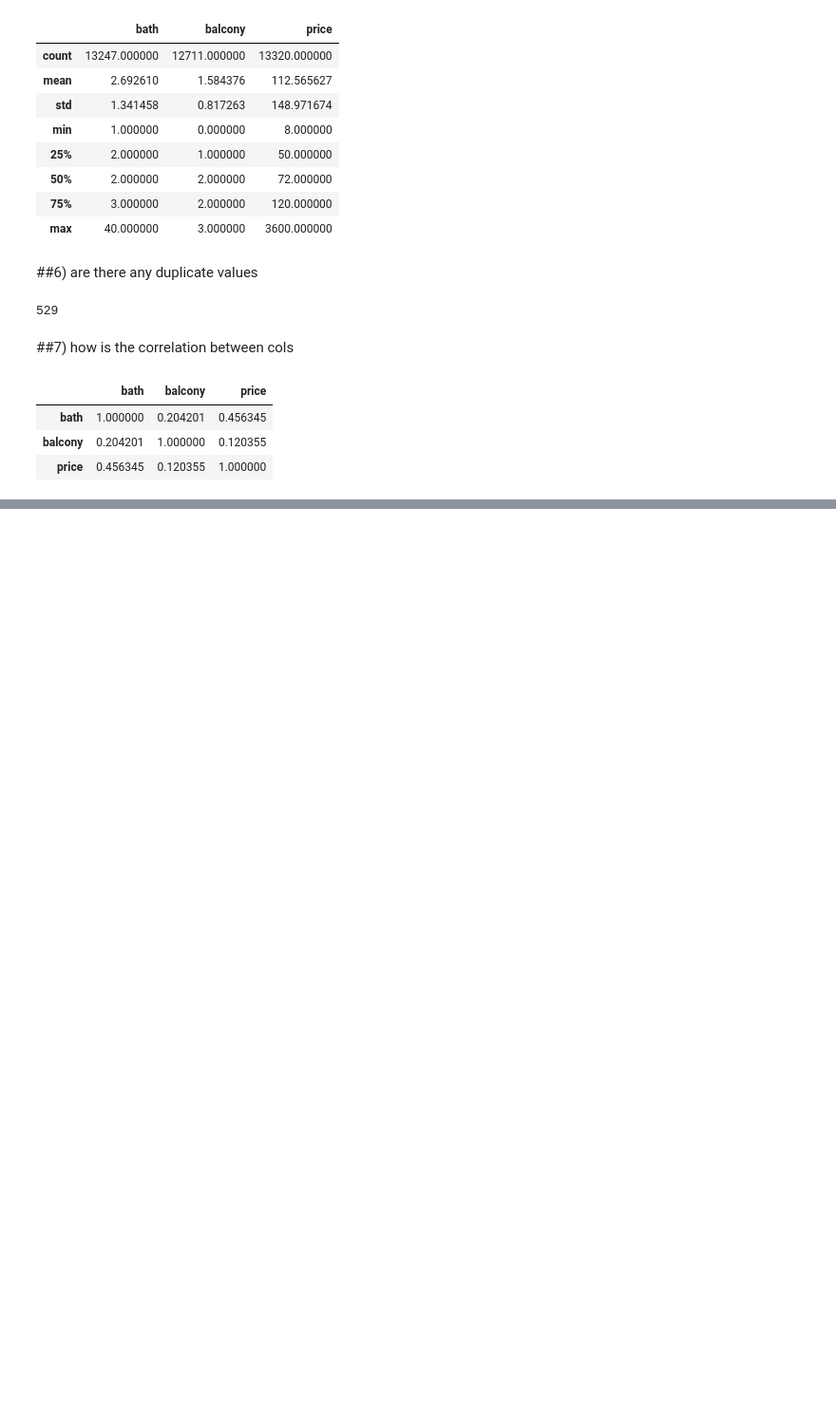
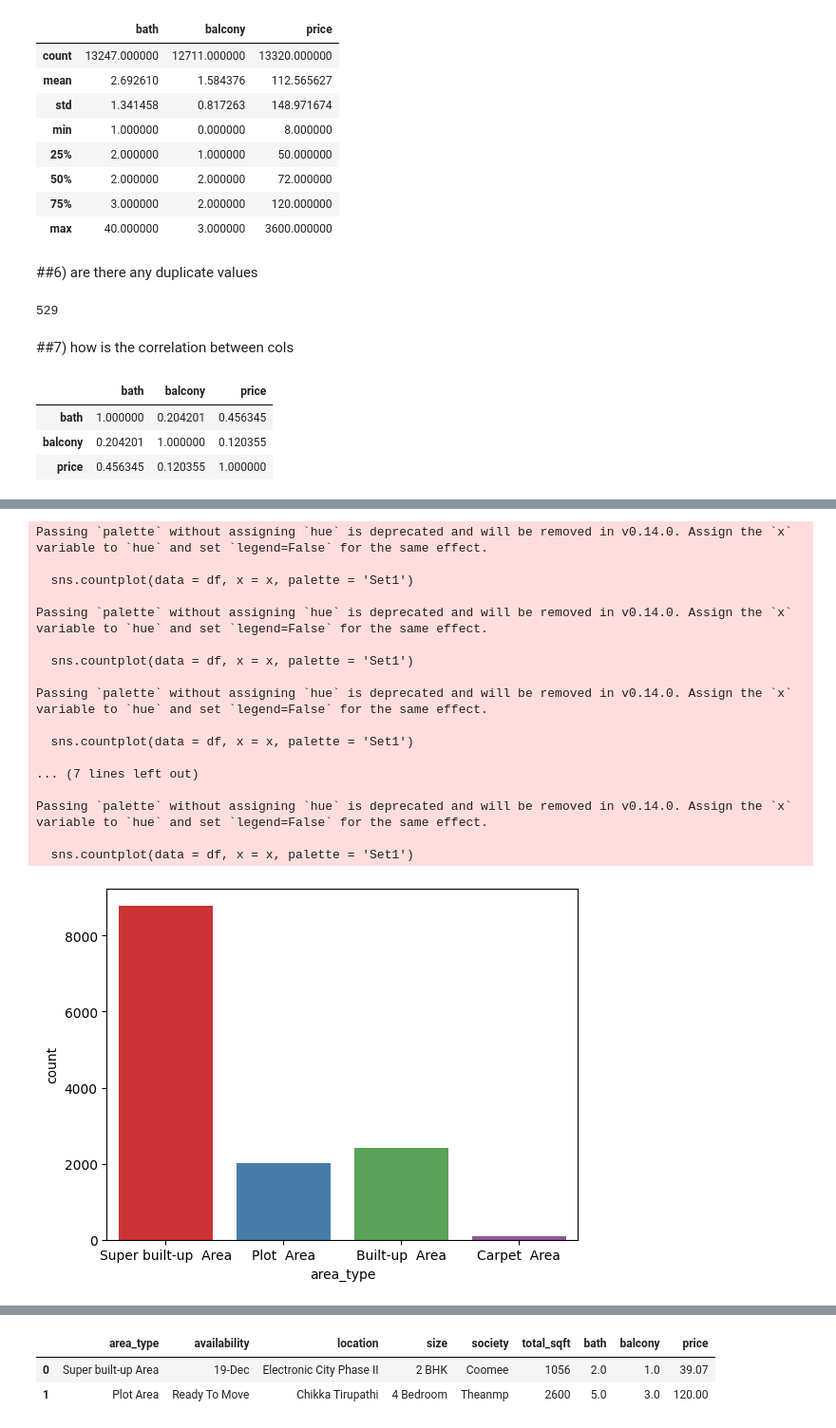
Before and after one commit to birusolankar/Machine-Learning, a Jupyter notebook: understanding_data.ipynb, the cells around one changed output, grey strips where cells are left out. Shown at 95% size. Drawn from its saved outputs; the diff is of its cells as text; code cells hidden in the pictures; blank space fills up the shorter version.

```diff
--- a/understanding_data.ipynb
+++ b/understanding_data.ipynb
@@ -124,0 +150,3 @@ df.corr()
+# %%
+# COUNTPLOT
+categorical_columns = ['area_type', 'availability', 'location', 'size', 'society', 'total_sqft']
@@ -124,0 +191,25 @@ df.corr()
+# %%
+for x in categorical_columns:
+  plt.figure()
+  sns.countplot(data = df, x = x, palette = 'Set1')
+  plt.xlabel(x)
+  plt.ylabel('count')
+# %% [output]
+Passing `palette` without assigning `hue` is deprecated and will be removed in v0.14.0. Assign the `x` variable to `hue` and set `legend=False` for the same effect.
+
+  sns.countplot(data = df, x = x, palette = 'Set1')
+
+Passing `palette` without assigning `hue` is deprecated and will be removed in v0.14.0. Assign the `x` variable to `hue` and set `legend=False` for the same effect.
+
+  sns.countplot(data = df, x = x, palette = 'Set1')
+
+Passing `palette` without assigning `hue` is deprecated and will be removed in v0.14.0. Assign the `x` variable to `hue` and set `legend=False` for the same effect.
+
+  sns.countplot(data = df, x = x, palette = 'Set1')
+
+... (7 lines left out)
+
+Passing `palette` without assigning `hue` is deprecated and will be removed in v0.14.0. Assign the `x` variable to `hue` and set `legend=False` for the same effect.
+
+  sns.countplot(data = df, x = x, palette = 'Set1')
+[figure, added]
@@ -124,0 +221,6 @@ df.corr()
+# %%
+df.head(2)
+# %% [output]
+|  | area_type | availability | location | size | society | total_sqft | bath | balcony | price |
+| 0 | Super built-up Area | 19-Dec | Electronic City Phase II | 2 BHK | Coomee | 1056 | 2.0 | 1.0 | 39.07 |
+| 1 | Plot Area | Ready To Move | Chikka Tirupathi | 4 Bedroom | Theanmp | 2600 | 5.0 | 3.0 | 120.00 |
```
Also changed, not shown: parts of 43 cells of this notebook.
